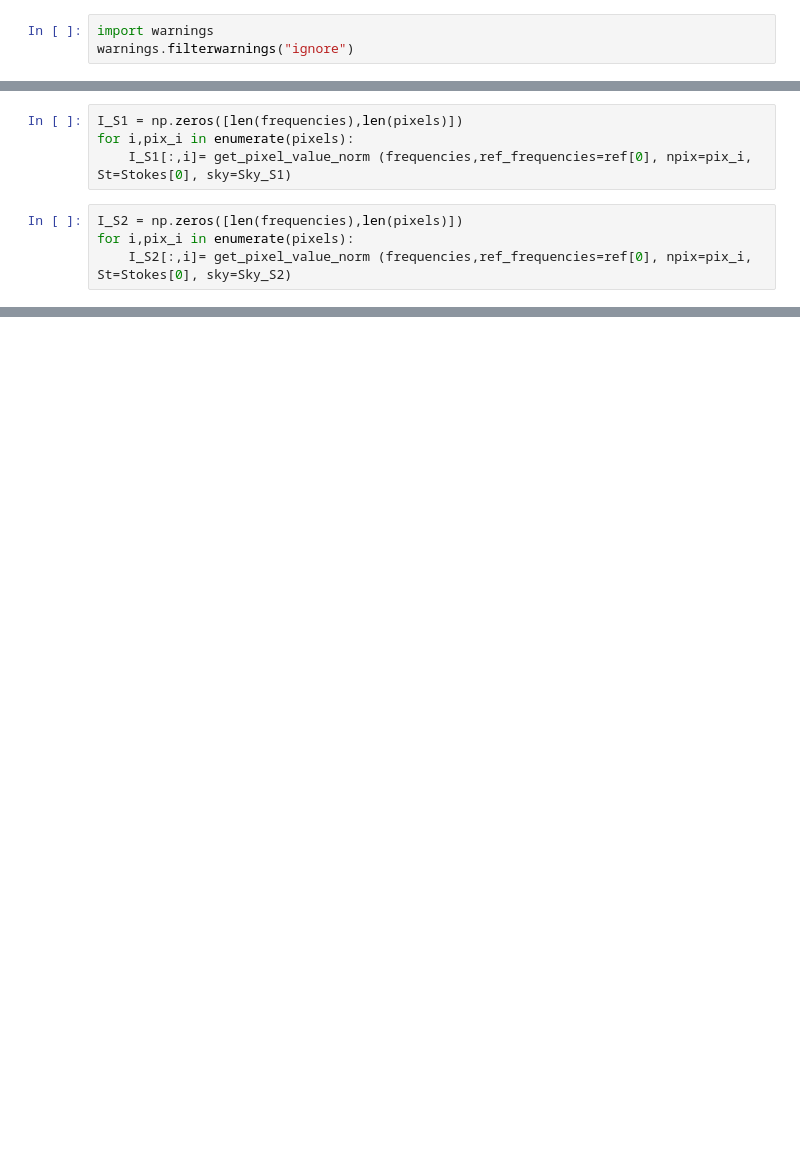
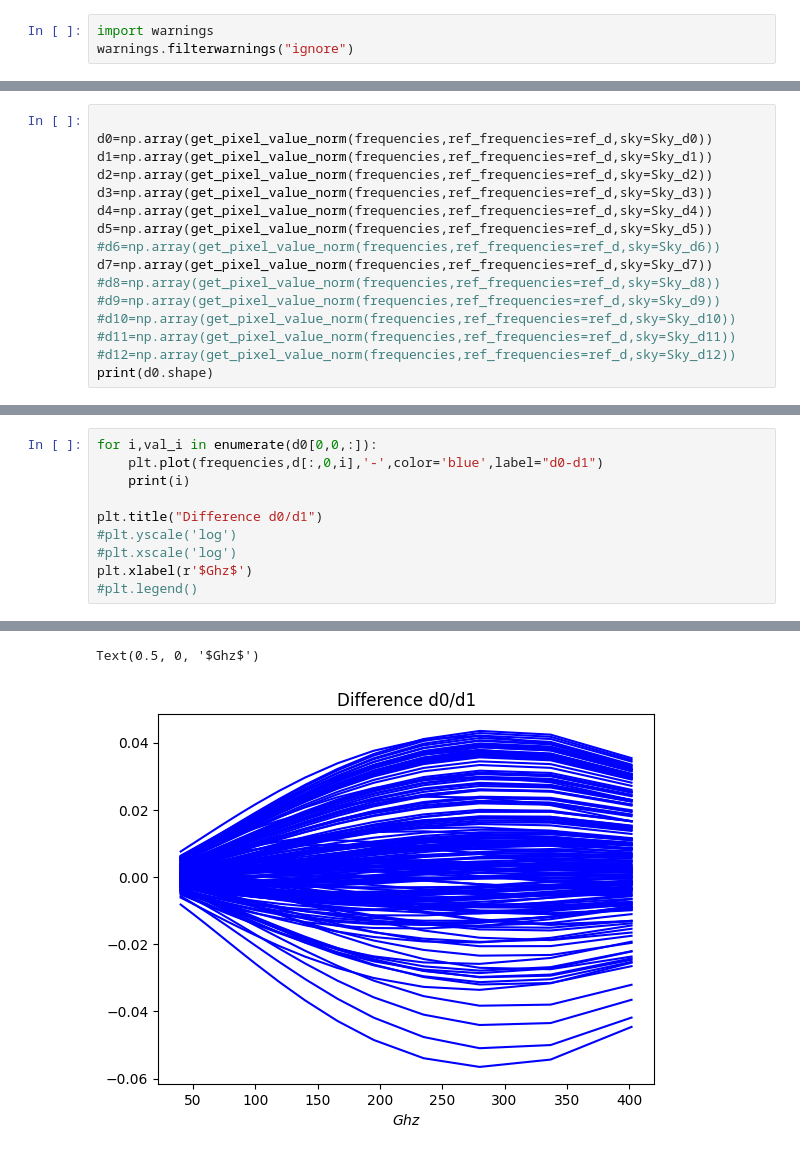
Before and after one commit to AlicePirotta/APC, a Jupyter notebook: comparation_models.ipynb, the cells around one changed output, grey strips where cells are left out. Cells and saved outputs as stored; diff of their text form; blank space fills up the shorter version.

```diff
--- a/comparation_models.ipynb
+++ b/comparation_models.ipynb
@@ -55,8 +54,16 @@ for i,pix_i in enumerate(pixels):
-# %%
-I_S1 = np.zeros([len(frequencies),len(pixels)])
-for i,pix_i in enumerate(pixels):
-    I_S1[:,i]= get_pixel_value_norm (frequencies,ref_frequencies=ref[0], npix=pix_i, St=Stokes[0], sky=Sky_S1)
-# %%
-I_S2 = np.zeros([len(frequencies),len(pixels)])
-for i,pix_i in enumerate(pixels):
-    I_S2[:,i]= get_pixel_value_norm (frequencies,ref_frequencies=ref[0], npix=pix_i, St=Stokes[0], sky=Sky_S2)
+# %%
+
+d0=np.array(get_pixel_value_norm(frequencies,ref_frequencies=ref_d,sky=Sky_d0))
+d1=np.array(get_pixel_value_norm(frequencies,ref_frequencies=ref_d,sky=Sky_d1))
+d2=np.array(get_pixel_value_norm(frequencies,ref_frequencies=ref_d,sky=Sky_d2))
+d3=np.array(get_pixel_value_norm(frequencies,ref_frequencies=ref_d,sky=Sky_d3))
+d4=np.array(get_pixel_value_norm(frequencies,ref_frequencies=ref_d,sky=Sky_d4))
+d5=np.array(get_pixel_value_norm(frequencies,ref_frequencies=ref_d,sky=Sky_d5))
+#d6=np.array(get_pixel_value_norm(frequencies,ref_frequencies=ref_d,sky=Sky_d6))
+d7=np.array(get_pixel_value_norm(frequencies,ref_frequencies=ref_d,sky=Sky_d7))
+#d8=np.array(get_pixel_value_norm(frequencies,ref_frequencies=ref_d,sky=Sky_d8))
+#d9=np.array(get_pixel_value_norm(frequencies,ref_frequencies=ref_d,sky=Sky_d9))
+#d10=np.array(get_pixel_value_norm(frequencies,ref_frequencies=ref_d,sky=Sky_d10))
+#d11=np.array(get_pixel_value_norm(frequencies,ref_frequencies=ref_d,sky=Sky_d11))
+#d12=np.array(get_pixel_value_norm(frequencies,ref_frequencies=ref_d,sky=Sky_d12))
+print(d0.shape)
@@ -62,0 +81,11 @@ for i,pix_i in enumerate(pixels):
+# %%
+for i,val_i in enumerate(d0[0,0,:]):
+    plt.plot(frequencies,d[:,0,i],'-',color='blue',label="d0-d1")
+    print(i)
+
+plt.title("Difference d0/d1")
+#plt.yscale('log')
+#plt.xscale('log')
+plt.xlabel(r'$Ghz$')
+#plt.legend()
+# %% [output]
@@ -62,0 +109,2 @@ for i,pix_i in enumerate(pixels):
+Text(0.5, 0, '$Ghz$')
+[figure, added]
```
Also changed, not shown: parts of 19 cells of this notebook.
